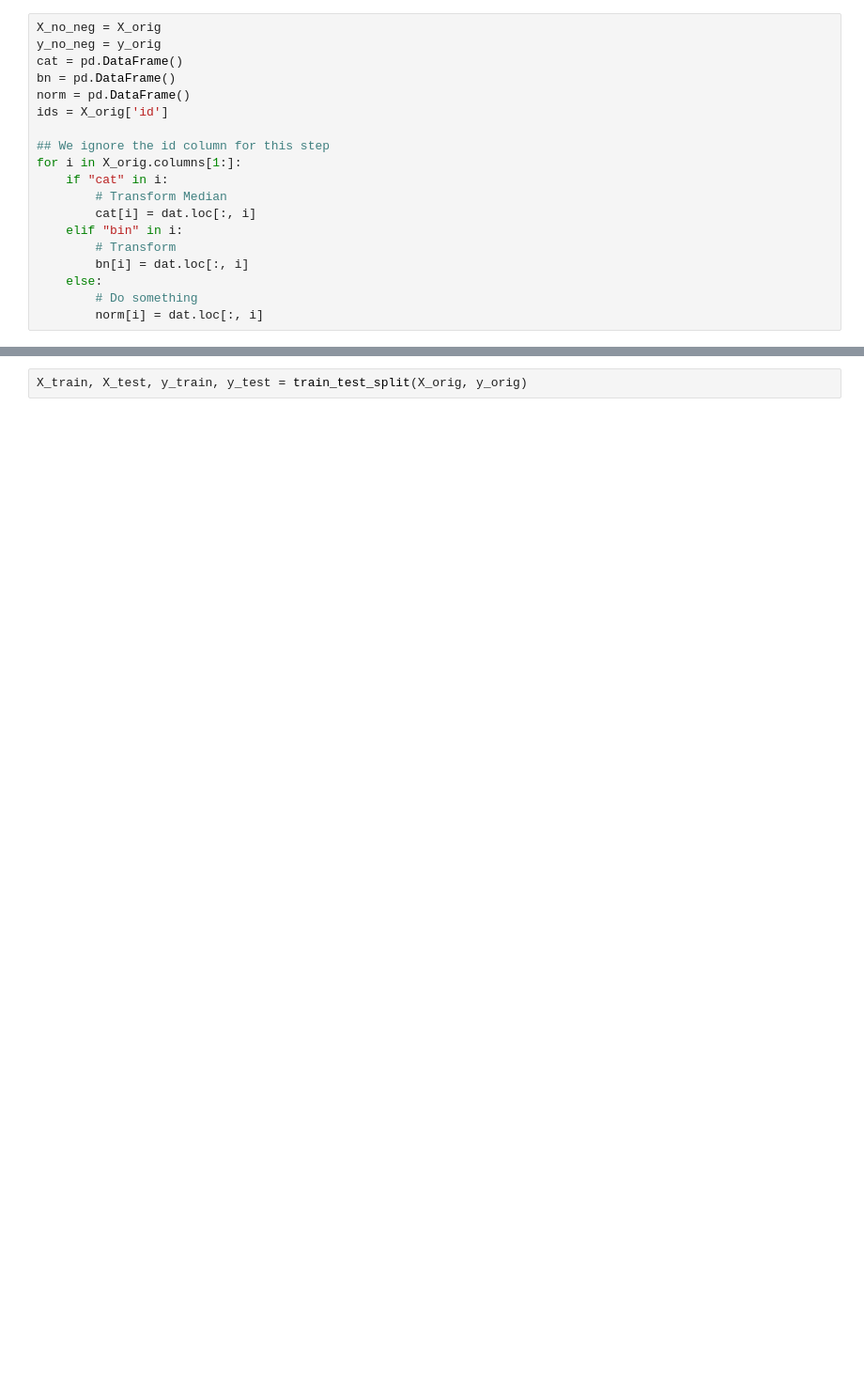
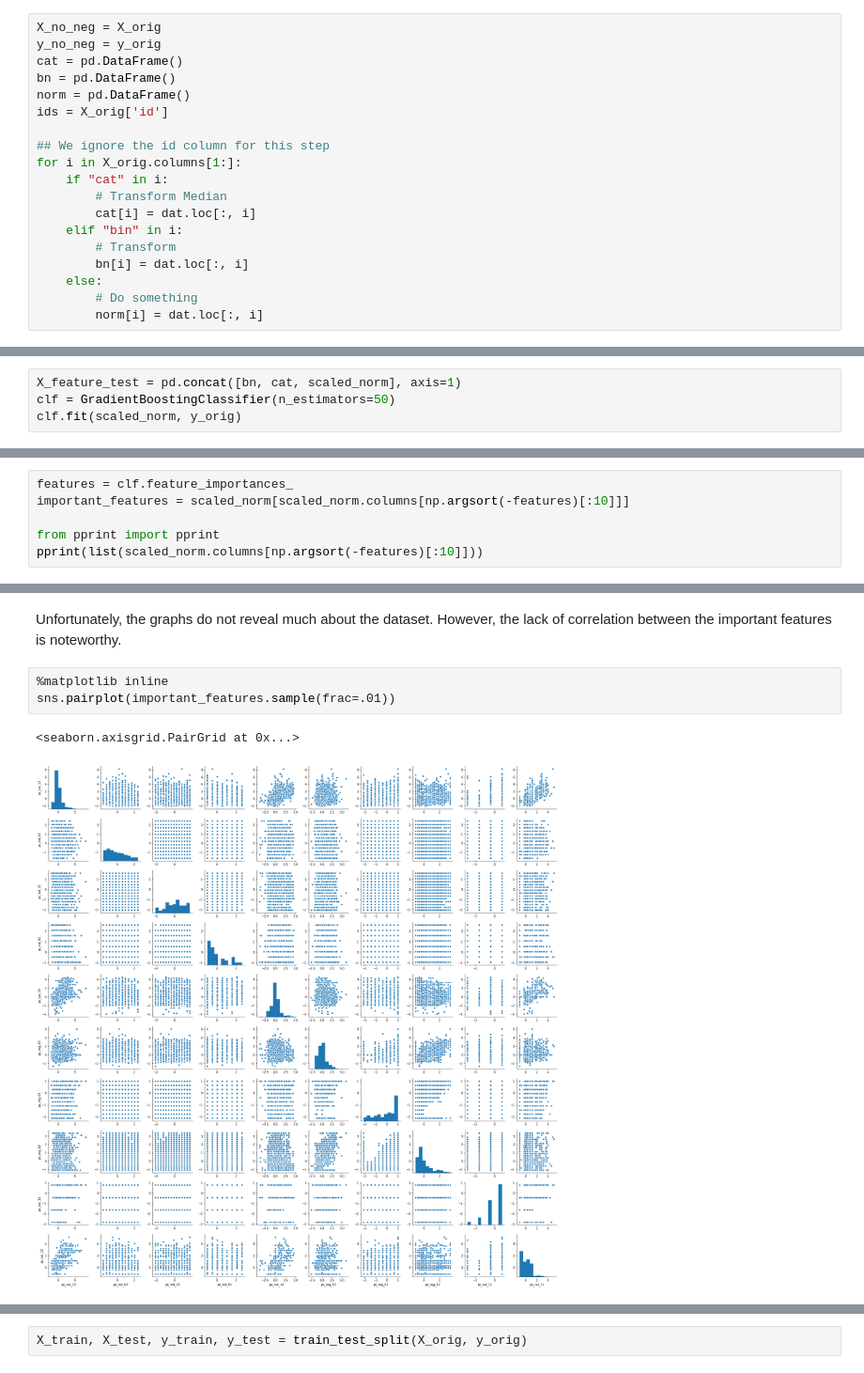
Before and after one commit to mcraeklaura/ml-project1, a Jupyter notebook: new_testing.ipynb, the cells around one changed output, grey strips where cells are left out. Shown at 94% size. Cells and saved outputs as stored; diff of their text form; blank space fills up the shorter version.

```diff
--- a/new_testing.ipynb
+++ b/new_testing.ipynb
@@ -129,0 +149,4 @@ ps_calc_14 : 0
+# %%
+X_feature_test = pd.concat([bn, cat, scaled_norm], axis=1)
+clf = GradientBoostingClassifier(n_estimators=50)
+clf.fit(scaled_norm, y_orig)
@@ -129,0 +155,6 @@ ps_calc_14 : 0
+# %%
+features = clf.feature_importances_
+important_features = scaled_norm[scaled_norm.columns[np.argsort(-features)[:10]]]
+
+from pprint import pprint
+pprint(list(scaled_norm.columns[np.argsort(-features)[:10]]))
@@ -129,0 +172,8 @@ ps_calc_14 : 0
+# %% [markdown]
+Unfortunately, the graphs do not reveal much about the dataset.  However, the lack of correlation between the important features is noteworthy.
+# %%
+%matplotlib inline
+sns.pairplot(important_features.sample(frac=.01))
+# %% [output]
+<seaborn.axisgrid.PairGrid at 0x...>
+[figure, added]
```
Also changed, not shown: parts of 37 cells of this notebook.
